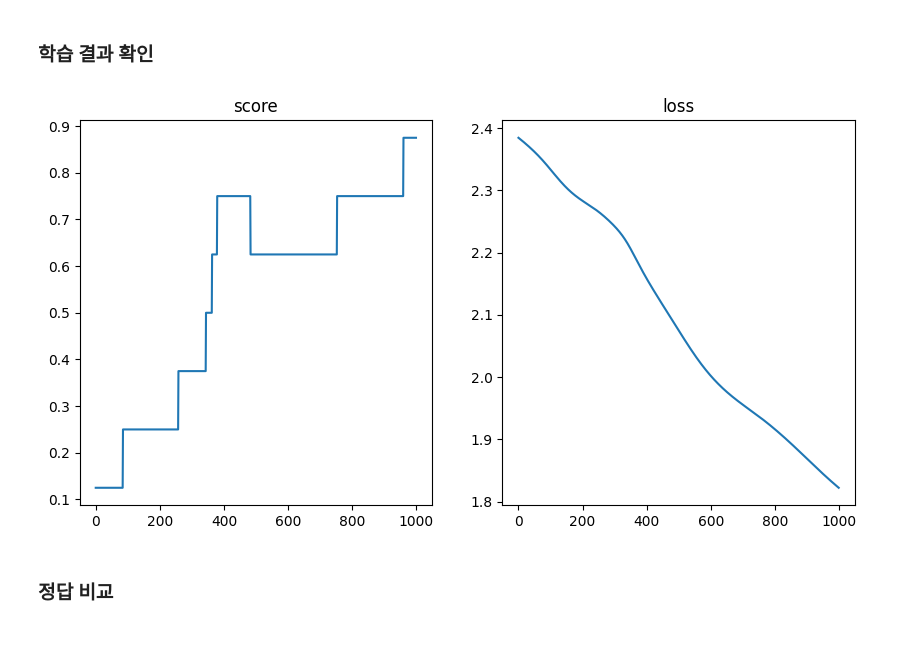
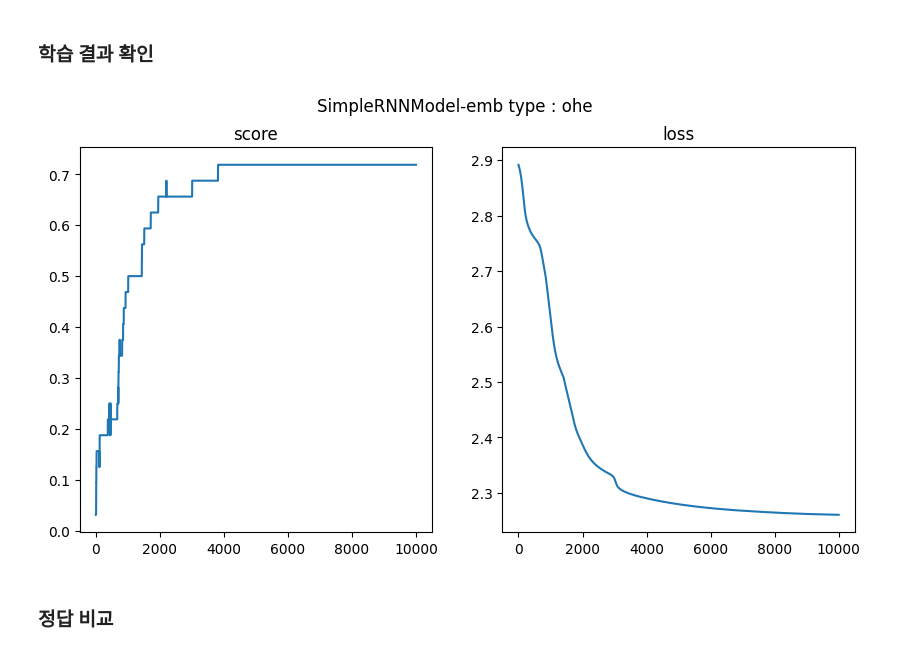
Before and after one commit to parking-place/PlayData_v2, a Jupyter notebook: 06. deep learning/3. NLP Pytorch/3-1. RNN.ipynb, the cells around one changed output. Drawn from its saved outputs; the diff is of its cells as text; code cells hidden in the pictures.

```diff
--- a/06. deep learning/3. NLP Pytorch/3-1. RNN.ipynb
+++ b/06. deep learning/3. NLP Pytorch/3-1. RNN.ipynb
@@ -1044,23 +1134,34 @@ def testloop(dataloader, model):
 # %%
 ################################################################
-# 단어 사전, 데이터셋 생성
+# 변수, 상수 정의/ 단어 사전, 데이터셋 생성
 ################################################################
-word_dict = WordDict(sentences)
+# w2v 모델 경로
+MODEL_PATH = "/home/parking/ml/data/models/"
+# 임베딩 타입 'ohe' or 'w2v'
+EMB_TYPE = 'ohe'
+# 배치 사이즈
+BATCH_SIZE = len(sentences)
+# 임베딩 타입에 따른 하이퍼 파라미터 설정
+if EMB_TYPE == 'ohe':
+    # 한 셀의 은닉 유닛 수
+    N_HIDDEN = 5
+    # 에폭 수
+    N_EPOCHS = 10000
+    # 학습률
+    LR = 0.001
+else:
+    # 한 셀의 은닉 유닛 수
+    N_HIDDEN = 300
+    # 에폭 수
+    N_EPOCHS = 100
+    # 학습률
+    LR = 0.01
+
+word_dict = WordDict(sentences, emb_type=EMB_TYPE, model_path=MODEL_PATH)
 llh_dataset = LoveLikeHateDataset(sentences, word_dict)
 
-################################################################
-# 변수, 상수 정의
-################################################################
-# 한 셀의 은닉 유닛 수
-N_HIDDEN = 5
-# 배치 사이즈
-BATCH_SIZE = len(llh_dataset)
 # 임베딩 벡터의 차원 수
 EMBEDDING_SIZE = len(word_dict)
-# 에폭 수
-N_EPOCHS = 1000
-# 학습률
-LR = 0.001
 
 ################################################################
 # 데이터 로더 생성
@@ -1077,6 +1178,7 @@ init_hidden = torch.zeros(1, BATCH_SIZE, N_HIDDEN)
 model = SimpleRNNModel(embedding_size=EMBEDDING_SIZE,
                         n_hidden=N_HIDDEN,
                         init_hidden=init_hidden.to(DEVICE),
+                        emb_type=EMB_TYPE,
                         ).to(DEVICE)
 
 ################################################################
@@ -1089,3 +1191,5 @@ score_list = []
 loss_fn = nn.CrossEntropyLoss()
 # optimizer 생성
 optimizer = optim.Adam(model.parameters(), lr=LR)
+
+model
@@ -1092,8 +1204,6 @@ optimizer = optim.Adam(model.parameters(), lr=LR)
 # %% [markdown]
 ### 학습 진행
 # %%
-from tqdm.auto import tqdm
-
 # 에폭 단위로 진행
 for epoch in tqdm(range(N_EPOCHS)):
     # 데이터 로더 생성
@@ -1103,7 +1213,7 @@ for epoch in tqdm(range(N_EPOCHS)):
     # 데이터 로더 생성
     test_loader = DataLoader(llh_dataset, batch_size=BATCH_SIZE)
     # 테스트 루프
-    test_acc = testloop(test_loader, model)
+    test_acc = testloop(test_loader, model, emb_type=EMB_TYPE)
     # 스코어와 로스를 리스트에 저장
     loss_list.append(train_loss)
     score_list.append(test_acc)
@@ -1112,15 +1222,16 @@ for epoch in tqdm(range(N_EPOCHS)):
 # %%
 import matplotlib.pyplot as plt
 
 # 스코어와 로스를 그래프로 출력
 fig, axes = plt.subplots(1, 2, figsize=(10, 5))
+fig.suptitle('SimpleRNNModel-emb type : {}'.format(EMB_TYPE))
 axes[0].plot(score_list)
 axes[0].set_title('score')
 axes[1].plot(loss_list)
 axes[1].set_title('loss')
 plt.show()
 # %% [output]
-[figure, old version]
+[figure, new version]
 # %% [markdown]
 ### 정답 비교
 # %%
```
Also changed, not shown: parts of 9 cells of this notebook, 2 other files.
